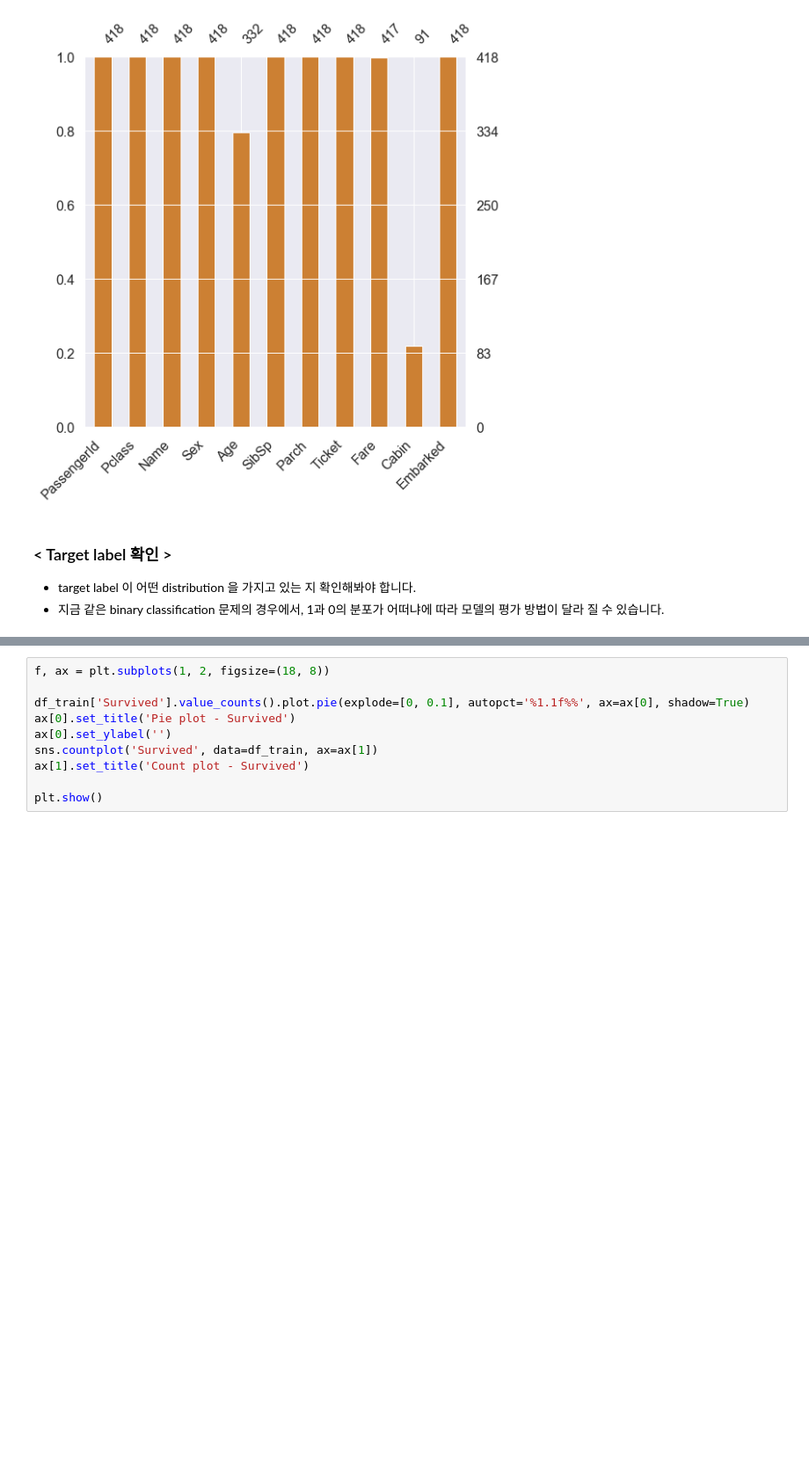
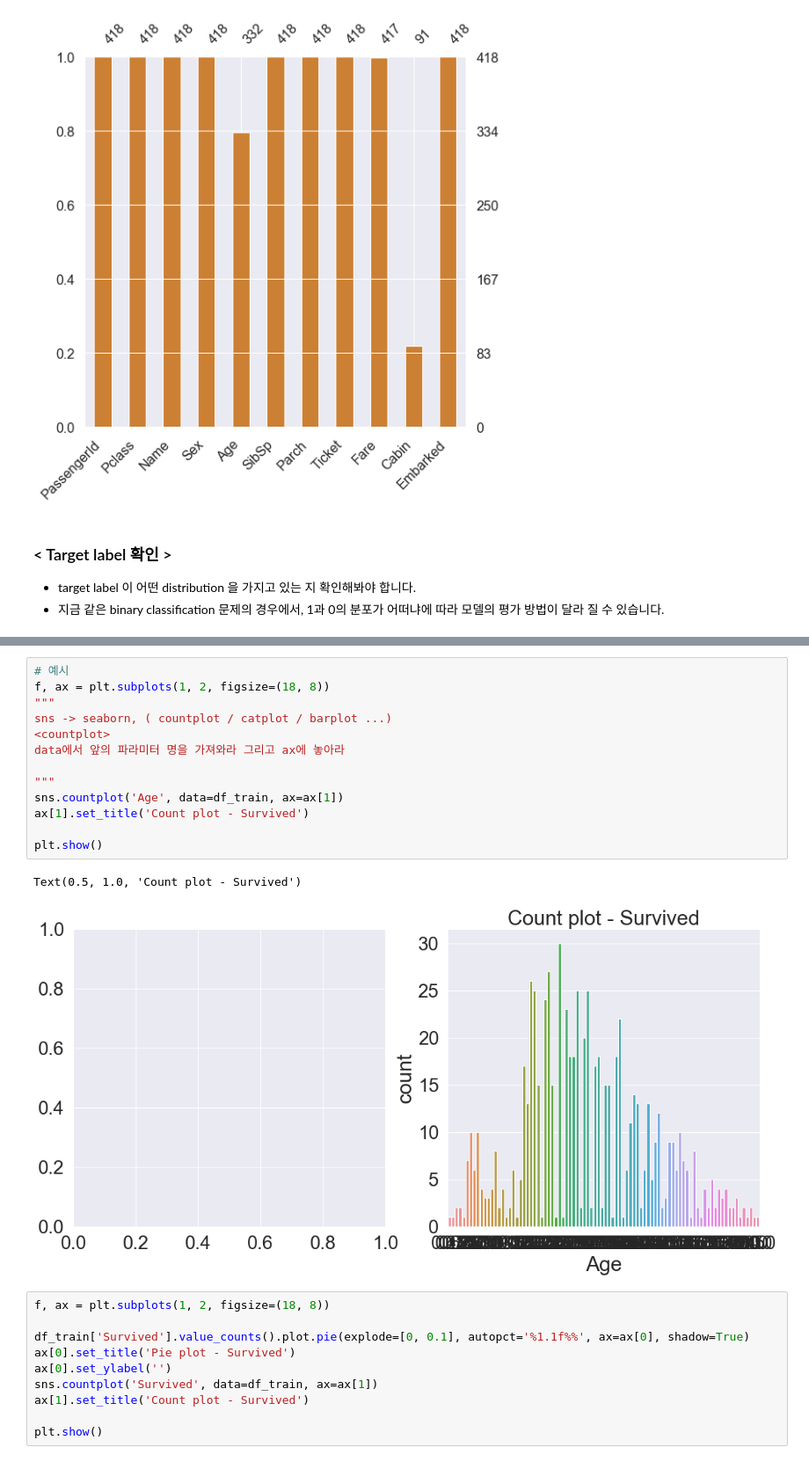
Before and after one commit to co24428/Titanic, a Jupyter notebook: titanic_code.ipynb, the cells around one changed output, grey strips where cells are left out. Shown at 88% size. Drawn from its saved outputs; the diff is of its cells as text; blank space fills up the shorter version.

```diff
--- a/titanic_code.ipynb
+++ b/titanic_code.ipynb
@@ -143,3 +157,19 @@ ax[0].set_title('Pie plot - Survived')
+# %%
+# 예시
+f, ax = plt.subplots(1, 2, figsize=(18, 8))
+"""
+sns -> seaborn, ( countplot / catplot / barplot ...)
+<countplot>
+data에서 앞의 파라미터 명을 가져와라 그리고 ax에 놓아라
+
+"""
+sns.countplot('Age', data=df_train, ax=ax[1])
+ax[1].set_title('Count plot - Survived')
+
+plt.show()
+# %% [output]
+Text(0.5, 1.0, 'Count plot - Survived')
+[figure, added]
 # %%
 f, ax = plt.subplots(1, 2, figsize=(18, 8))
 
```
Also changed, not shown: parts of 8 cells of this notebook.
